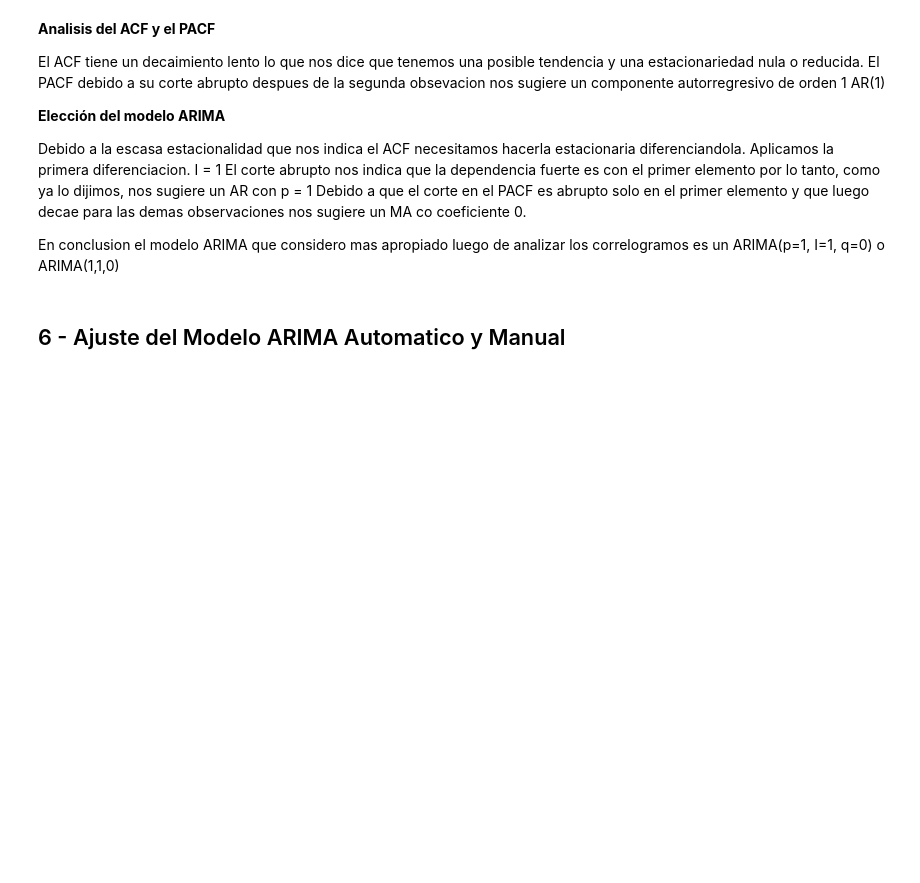
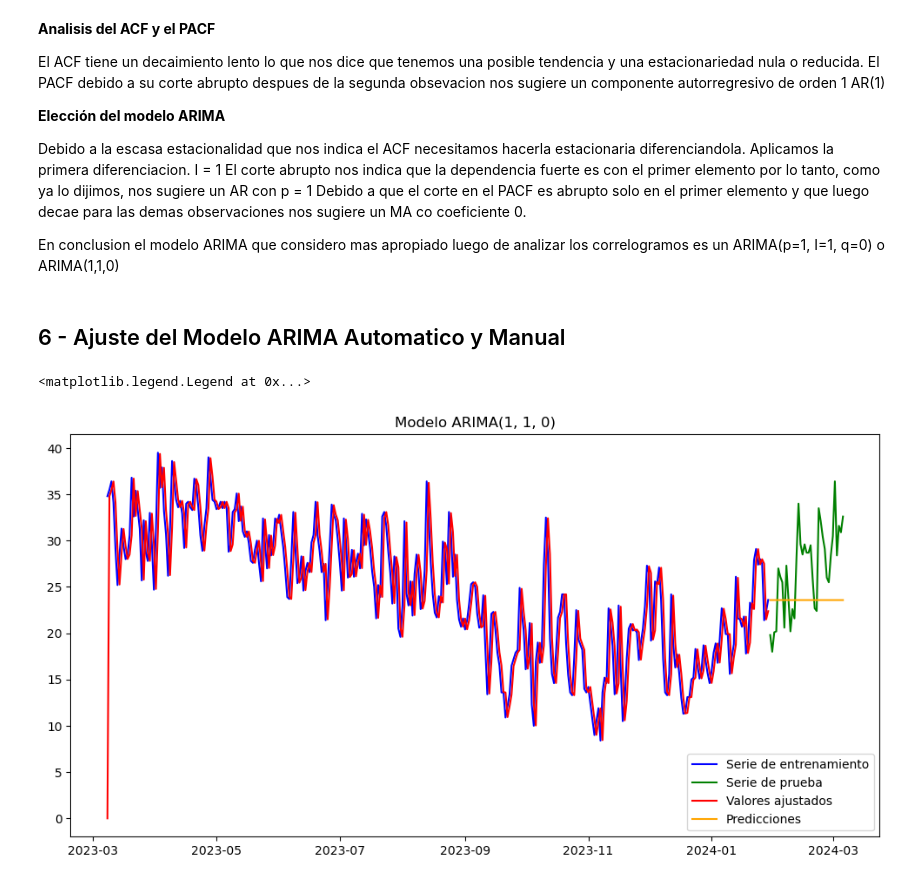
Before and after one commit to PabloPaezSheridan/TemporalSeries, a Jupyter notebook: Solution/PabloPaez_ArgetinianMetherologicalSeries.ipynb, the cells around one changed output. Saved outputs shown, nothing was run; the diff lists cells and outputs as text; code cells hidden in the pictures; blank space fills up the shorter version.

```diff
--- a/Solution/PabloPaez_ArgetinianMetherologicalSeries.ipynb
+++ b/Solution/PabloPaez_ArgetinianMetherologicalSeries.ipynb
@@ -252,3 +254,19 @@ Debido a que el corte en el PACF es abrupto solo en el primer elemento y que lue
 En conclusion el modelo ARIMA que considero mas apropiado luego de analizar los correlogramos es un ARIMA(p=1, I=1, q=0) o ARIMA(1,1,0)
 # %% [markdown]
 <h2>6 - Ajuste del Modelo ARIMA Automatico y Manual</h2>
+# %%
+model = ARIMA(gold_rosario_temperature_train, order=(1, 1, 0))
+model_fit = model.fit()
+
+predictions = model_fit.predict(start=len(gold_rosario_temperature_train), end=len(gold_rosario_temperature_train) + len(gold_rosario_temperature_test) - 1, dynamic=False)
+
+plt.figure(figsize=(12, 6))
+plt.plot(gold_rosario_temperature_train, label='Serie de entrenamiento', color='blue')
+plt.plot(gold_rosario_temperature_test.index, gold_rosario_temperature_test, label='Serie de prueba', color='green')
+plt.plot(gold_rosario_temperature_train.index, model_fit.fittedvalues, color='red', label='Valores ajustados')
+plt.plot(gold_rosario_temperature_test.index, predictions, color='orange', label='Predicciones')
+plt.title('Modelo ARIMA(1, 1, 0)')
+plt.legend()
+# %% [output]
+<matplotlib.legend.Legend at 0x...>
+[figure, added]
```
Also changed, not shown: parts of 6 cells of this notebook.
